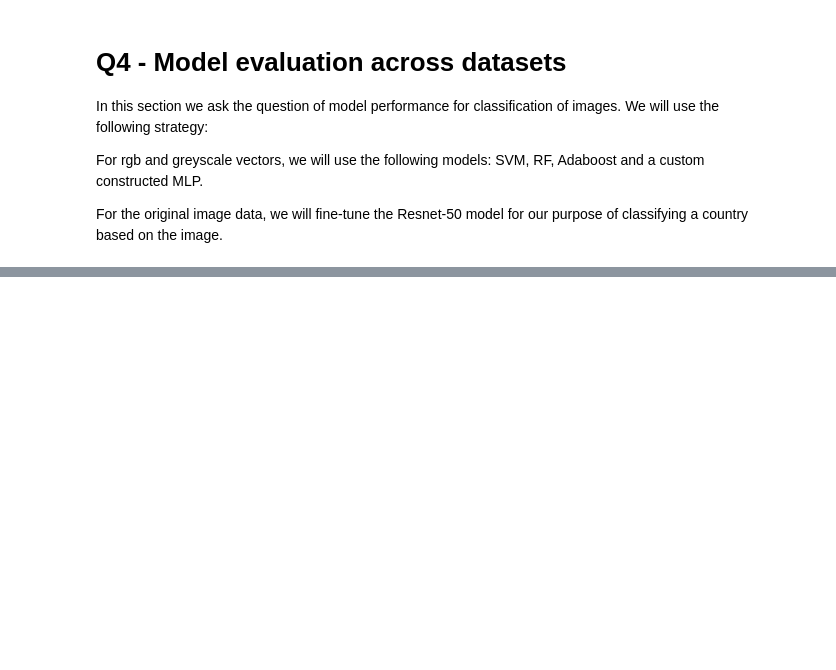
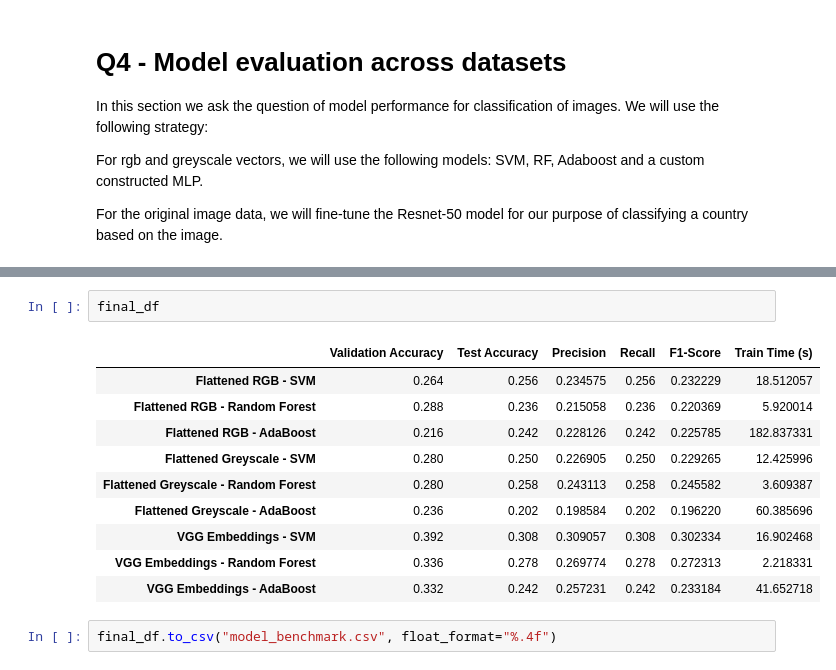
Before and after one commit to Ely6899/ML_final_project, a Jupyter notebook: project_notebook.ipynb, the cells around one changed output, grey strips where cells are left out. Drawn from its saved outputs; the diff is of its cells as text; blank space fills up the shorter version.

```diff
--- a/project_notebook.ipynb
+++ b/project_notebook.ipynb
@@ -934,0 +789,15 @@ img.show()
+# %%
+final_df
+# %% [output]
+|  | Validation Accuracy | Test Accuracy | Precision | Recall | F1-Score | Train Time (s) |
+| Flattened RGB - SVM | 0.264 | 0.256 | 0.234575 | 0.256 | 0.232229 | 18.512057 |
+| Flattened RGB - Random Forest | 0.288 | 0.236 | 0.215058 | 0.236 | 0.220369 | 5.920014 |
+| Flattened RGB - AdaBoost | 0.216 | 0.242 | 0.228126 | 0.242 | 0.225785 | 182.837331 |
+| Flattened Greyscale - SVM | 0.280 | 0.250 | 0.226905 | 0.250 | 0.229265 | 12.425996 |
+| Flattened Greyscale - Random Forest | 0.280 | 0.258 | 0.243113 | 0.258 | 0.245582 | 3.609387 |
+| Flattened Greyscale - AdaBoost | 0.236 | 0.202 | 0.198584 | 0.202 | 0.196220 | 60.385696 |
+| VGG Embeddings - SVM | 0.392 | 0.308 | 0.309057 | 0.308 | 0.302334 | 16.902468 |
+| VGG Embeddings - Random Forest | 0.336 | 0.278 | 0.269774 | 0.278 | 0.272313 | 2.218331 |
+| VGG Embeddings - AdaBoost | 0.332 | 0.242 | 0.257231 | 0.242 | 0.233184 | 41.652718 |
+# %%
+final_df.to_csv("model_benchmark.csv", float_format="%.4f")
```
Also changed, not shown: parts of 54 cells of this notebook.
